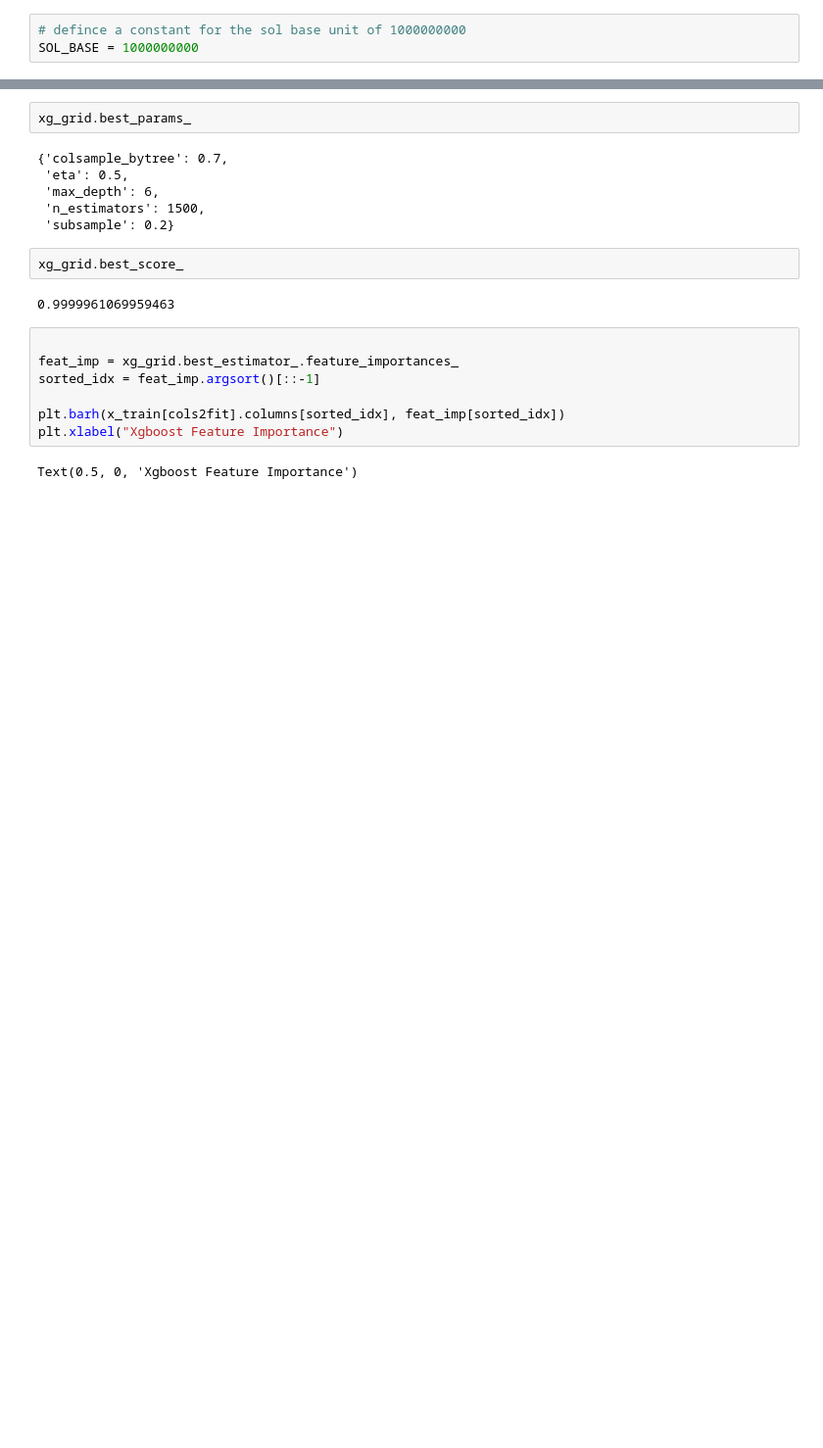
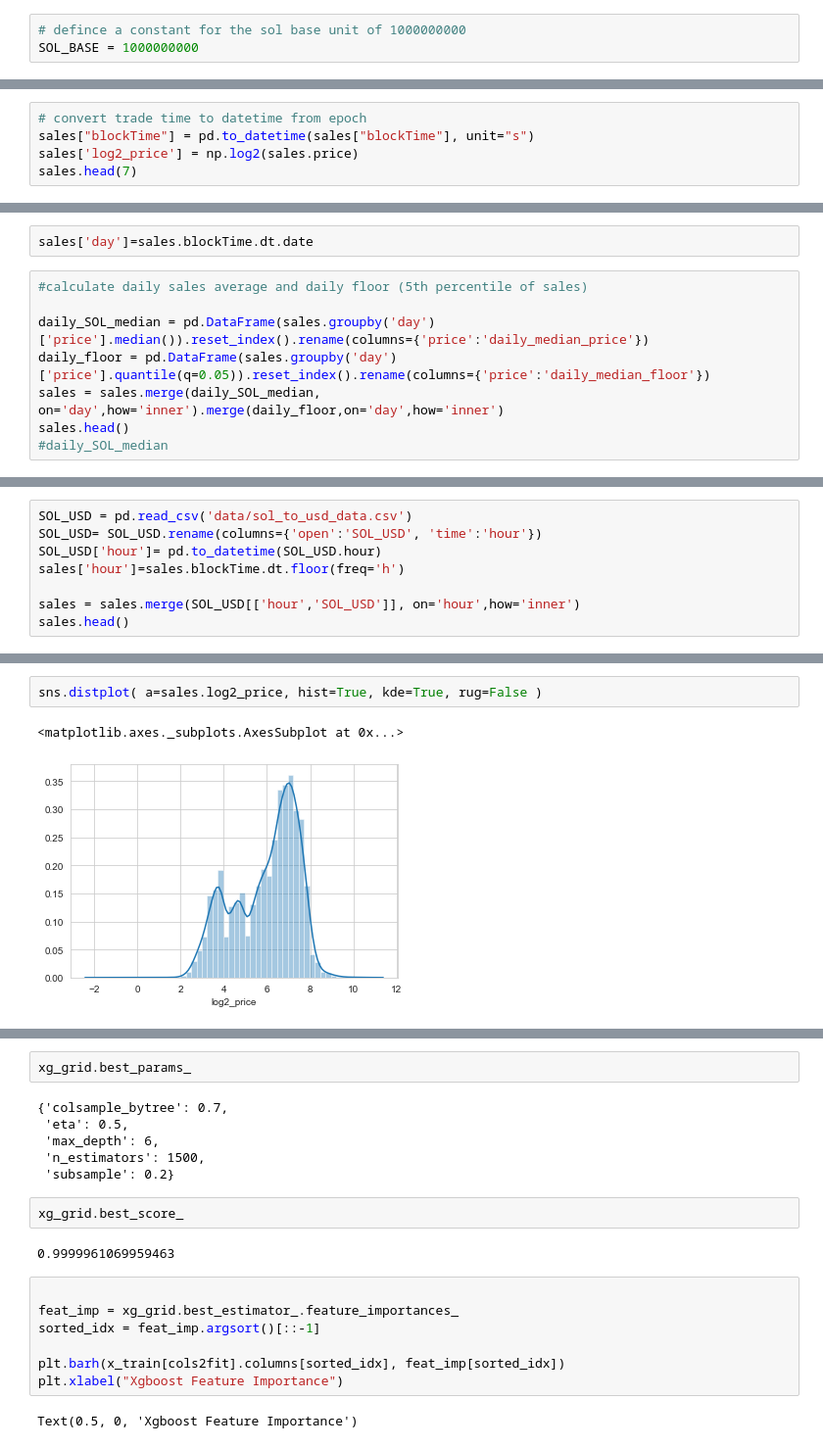
Before and after one commit to SamPink/sol-nft-vision, a Jupyter notebook: model.ipynb, the cells around one changed output, grey strips where cells are left out. Shown: that part at 98% size. Drawn from its saved outputs; the diff is of its cells as text; blank space fills up the shorter version.

```diff
--- a/model.ipynb
+++ b/model.ipynb
@@ -236,0 +73,5 @@ xgb_ypred = xgb_model.predict(x_test)
+# %%
+# convert trade time to datetime from epoch
+sales["blockTime"] = pd.to_datetime(sales["blockTime"], unit="s")
+sales['log2_price'] = np.log2(sales.price)
+sales.head(7)
@@ -236,0 +87,10 @@ xgb_ypred = xgb_model.predict(x_test)
+# %%
+sales['day']=sales.blockTime.dt.date
+# %%
+#calculate daily sales average and daily floor (5th percentile of sales)
+
+daily_SOL_median = pd.DataFrame(sales.groupby('day')['price'].median()).reset_index().rename(columns={'price':'daily_median_price'})
+daily_floor = pd.DataFrame(sales.groupby('day')['price'].quantile(q=0.05)).reset_index().rename(columns={'price':'daily_median_floor'})
+sales = sales.merge(daily_SOL_median, on='day',how='inner').merge(daily_floor,on='day',how='inner')
+sales.head()
+#daily_SOL_median
@@ -236,0 +104,8 @@ xgb_ypred = xgb_model.predict(x_test)
+# %%
+SOL_USD = pd.read_csv('data/sol_to_usd_data.csv')
+SOL_USD= SOL_USD.rename(columns={'open':'SOL_USD', 'time':'hour'})
+SOL_USD['hour']= pd.to_datetime(SOL_USD.hour)
+sales['hour']=sales.blockTime.dt.floor(freq='h')
+
+sales = sales.merge(SOL_USD[['hour','SOL_USD']], on='hour',how='inner')
+sales.head()
@@ -236,0 +124,5 @@ xgb_ypred = xgb_model.predict(x_test)
+# %%
+sns.distplot( a=sales.log2_price, hist=True, kde=True, rug=False )
+# %% [output]
+<matplotlib.axes._subplots.AxesSubplot at 0x...>
+[figure, added]
```
Also changed, not shown: parts of 55 cells of this notebook, 12 other files.
